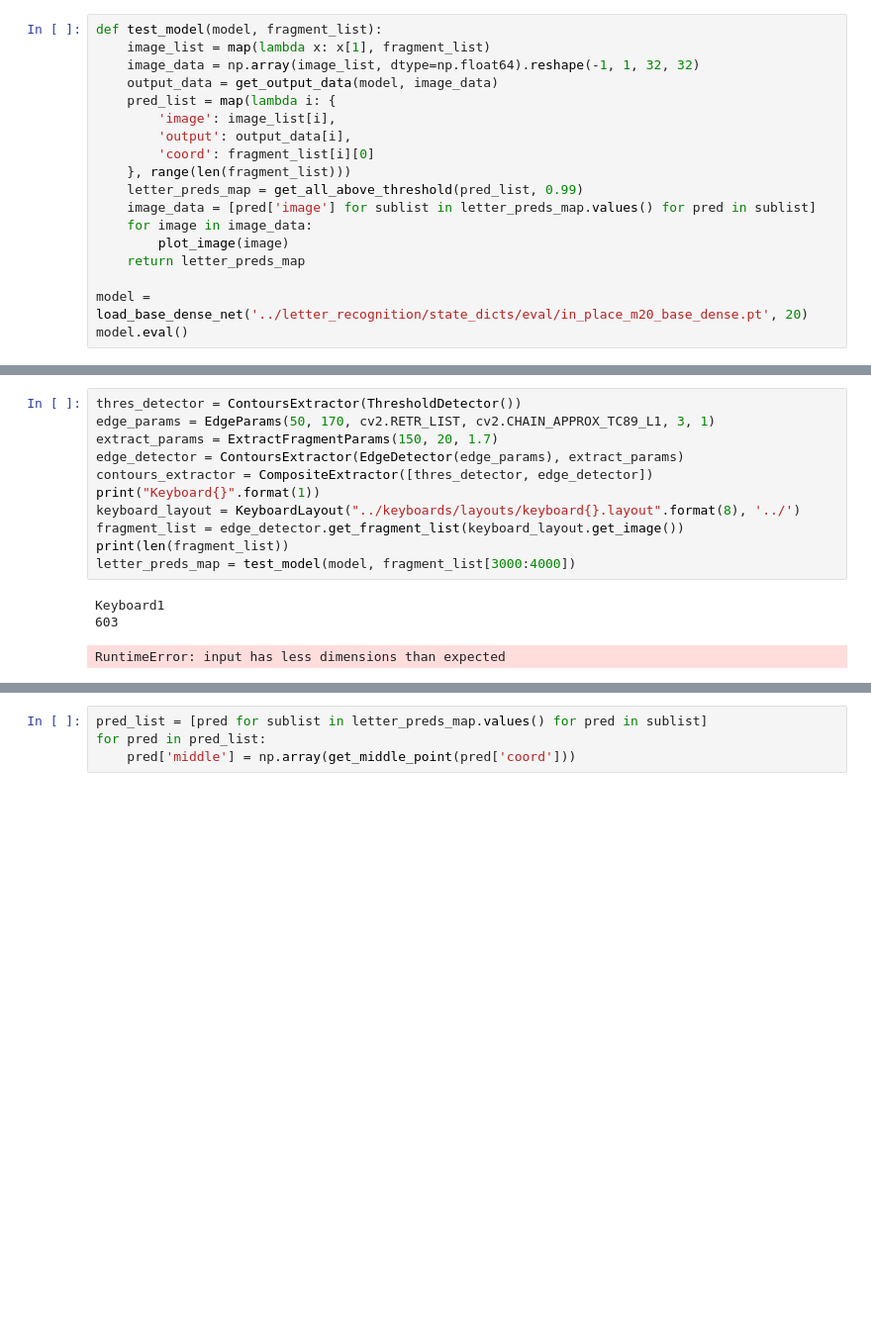
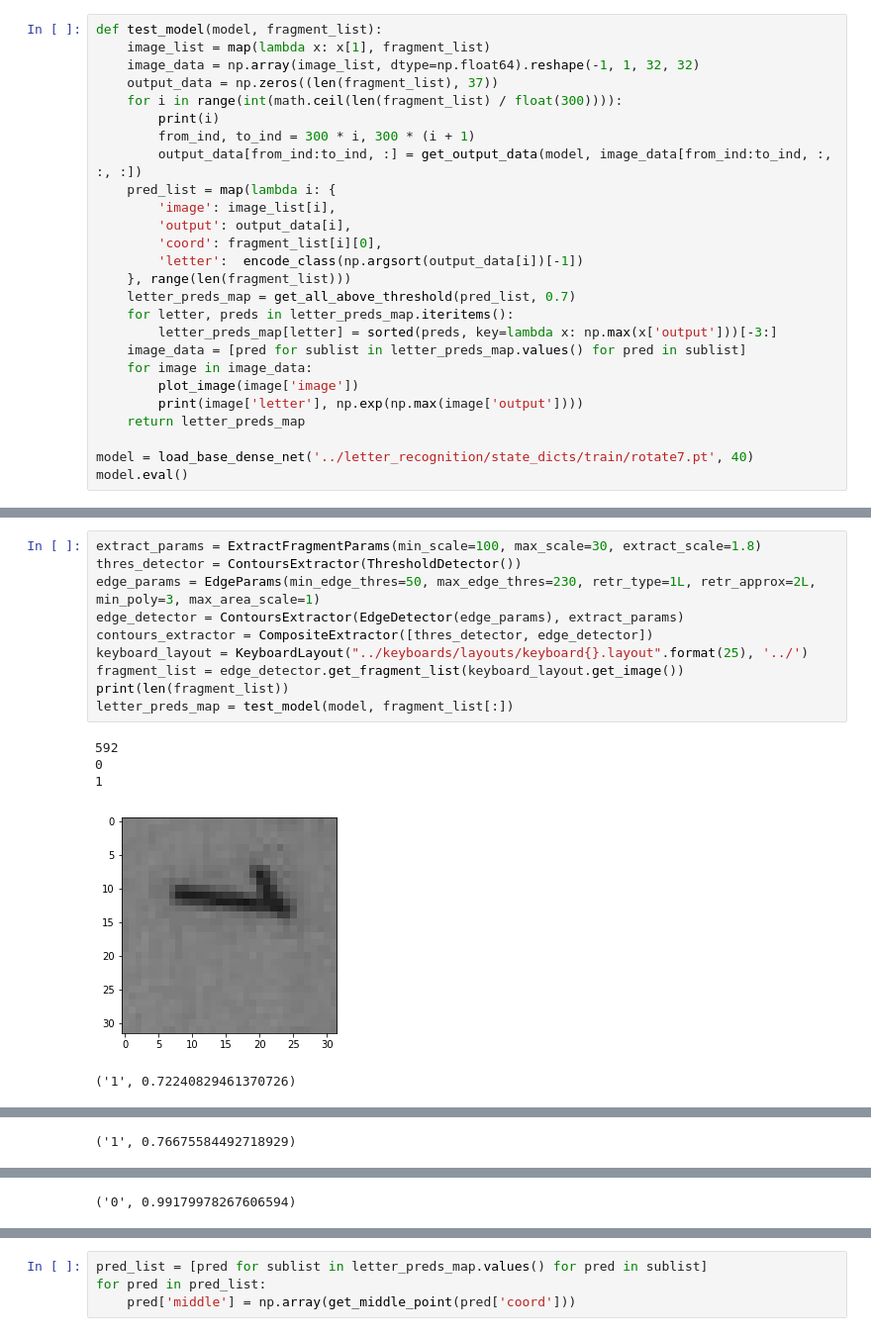
Before and after one commit to Dawidsoni/keyboard-detection, a Jupyter notebook: research/extracted_fragments_test.ipynb, the cells around one changed output, grey strips where cells are left out. Shown at 99% size. Drawn from its saved outputs; the diff is of its cells as text; blank space fills up the shorter version.

Commit message:
Update models, improve data generator

```diff
--- a/research/extracted_fragments_test.ipynb
+++ b/research/extracted_fragments_test.ipynb
@@ -21,19 +22,27 @@ from PIL import Image, ImageDraw
 def test_model(model, fragment_list):
     image_list = map(lambda x: x[1], fragment_list)
     image_data = np.array(image_list, dtype=np.float64).reshape(-1, 1, 32, 32)
-    output_data = get_output_data(model, image_data)
+    output_data = np.zeros((len(fragment_list), 37))
+    for i in range(int(math.ceil(len(fragment_list) / float(300)))):
+        print(i)
+        from_ind, to_ind = 300 * i, 300 * (i + 1)
+        output_data[from_ind:to_ind, :] = get_output_data(model, image_data[from_ind:to_ind, :, :, :])
     pred_list = map(lambda i: {
         'image': image_list[i],
         'output': output_data[i],
-        'coord': fragment_list[i][0]
+        'coord': fragment_list[i][0],
+        'letter':  encode_class(np.argsort(output_data[i])[-1])
     }, range(len(fragment_list)))
-    letter_preds_map = get_all_above_threshold(pred_list, 0.99)
-    image_data = [pred['image'] for sublist in letter_preds_map.values() for pred in sublist]
+    letter_preds_map = get_all_above_threshold(pred_list, 0.7)
+    for letter, preds in letter_preds_map.iteritems():
+        letter_preds_map[letter] = sorted(preds, key=lambda x: np.max(x['output']))[-3:]
+    image_data = [pred for sublist in letter_preds_map.values() for pred in sublist]
     for image in image_data:
-        plot_image(image)
+        plot_image(image['image'])
+        print(image['letter'], np.exp(np.max(image['output'])))
     return letter_preds_map
 
-model = load_base_dense_net('../letter_recognition/state_dicts/eval/in_place_m20_base_dense.pt', 20)
+model = load_base_dense_net('../letter_recognition/state_dicts/train/rotate7.pt', 40)
 model.eval()
 # %% [output]
 BaseDenseNet(
@@ -55,16 +64,17 @@ BaseDenseNet(
 )
 # %%
+extract_params = ExtractFragmentParams(min_scale=100, max_scale=30, extract_scale=1.8)
 thres_detector = ContoursExtractor(ThresholdDetector())
-edge_params = EdgeParams(50, 170, cv2.RETR_LIST, cv2.CHAIN_APPROX_TC89_L1, 3, 1)
-extract_params = ExtractFragmentParams(150, 20, 1.7)
+edge_params = EdgeParams(min_edge_thres=50, max_edge_thres=230, retr_type=1L, retr_approx=2L, min_poly=3, max_area_scale=1)
 edge_detector = ContoursExtractor(EdgeDetector(edge_params), extract_params)
 contours_extractor = CompositeExtractor([thres_detector, edge_detector])
-print("Keyboard{}".format(1))
-keyboard_layout = KeyboardLayout("../keyboards/layouts/keyboard{}.layout".format(8), '../')
+keyboard_layout = KeyboardLayout("../keyboards/layouts/keyboard{}.layout".format(25), '../')
 fragment_list = edge_detector.get_fragment_list(keyboard_layout.get_image())
 print(len(fragment_list))
-letter_preds_map = test_model(model, fragment_list[3000:4000])
+letter_preds_map = test_model(model, fragment_list[:])
 # %% [output]
-Keyboard1
-603
+592
+0
+1
+[figure, added]
-RuntimeError: input has less dimensions than expected
+('1', 0.72240829461370726)
@@ -70,0 +82 @@ RuntimeError: input has less dimensions than expected
+('1', 0.76675584492718929)
@@ -70,0 +84 @@ RuntimeError: input has less dimensions than expected
+('0', 0.99179978267606594)
```
Also changed, not shown: parts of 7 cells of this notebook, 30 other files.
